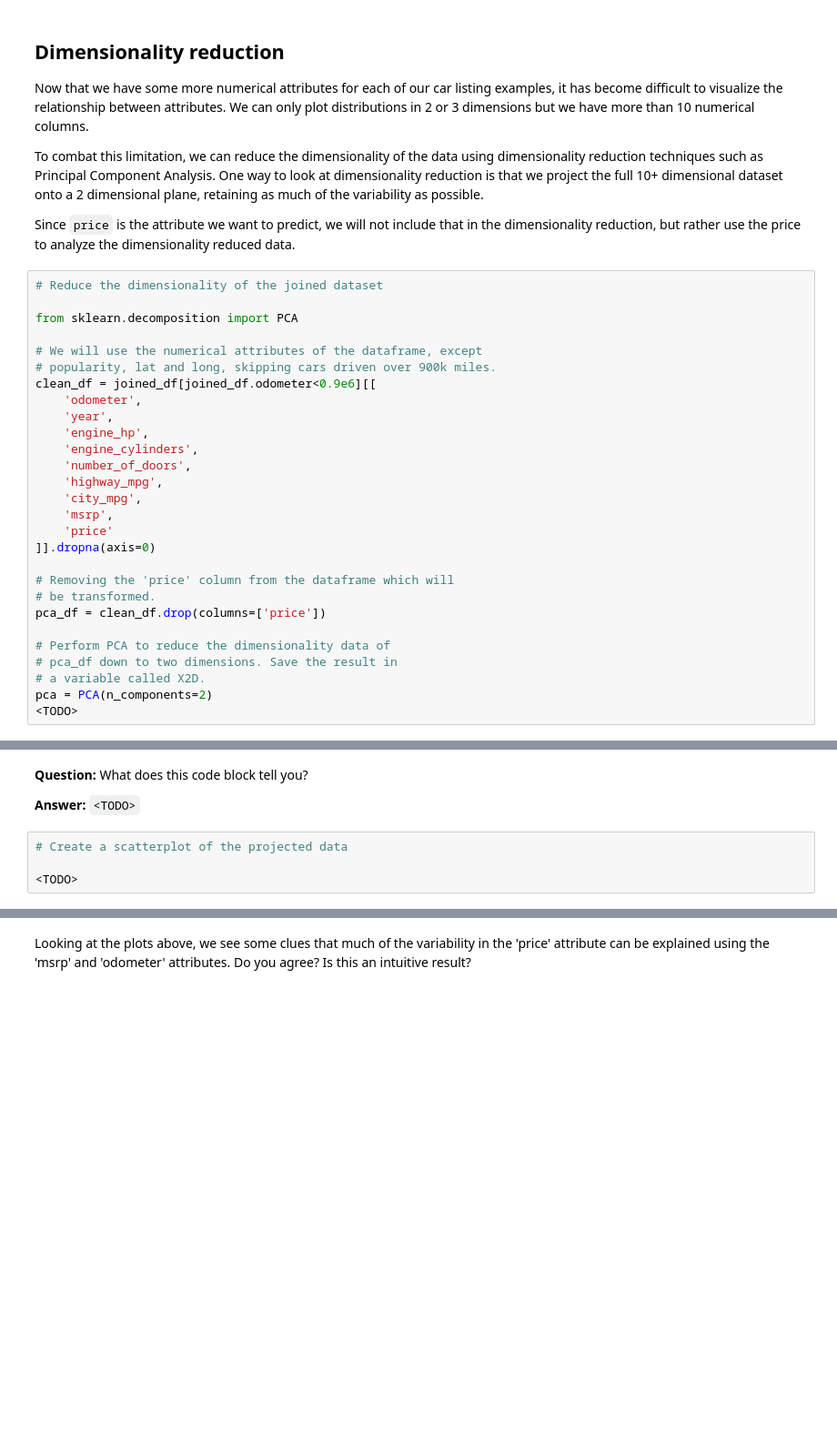
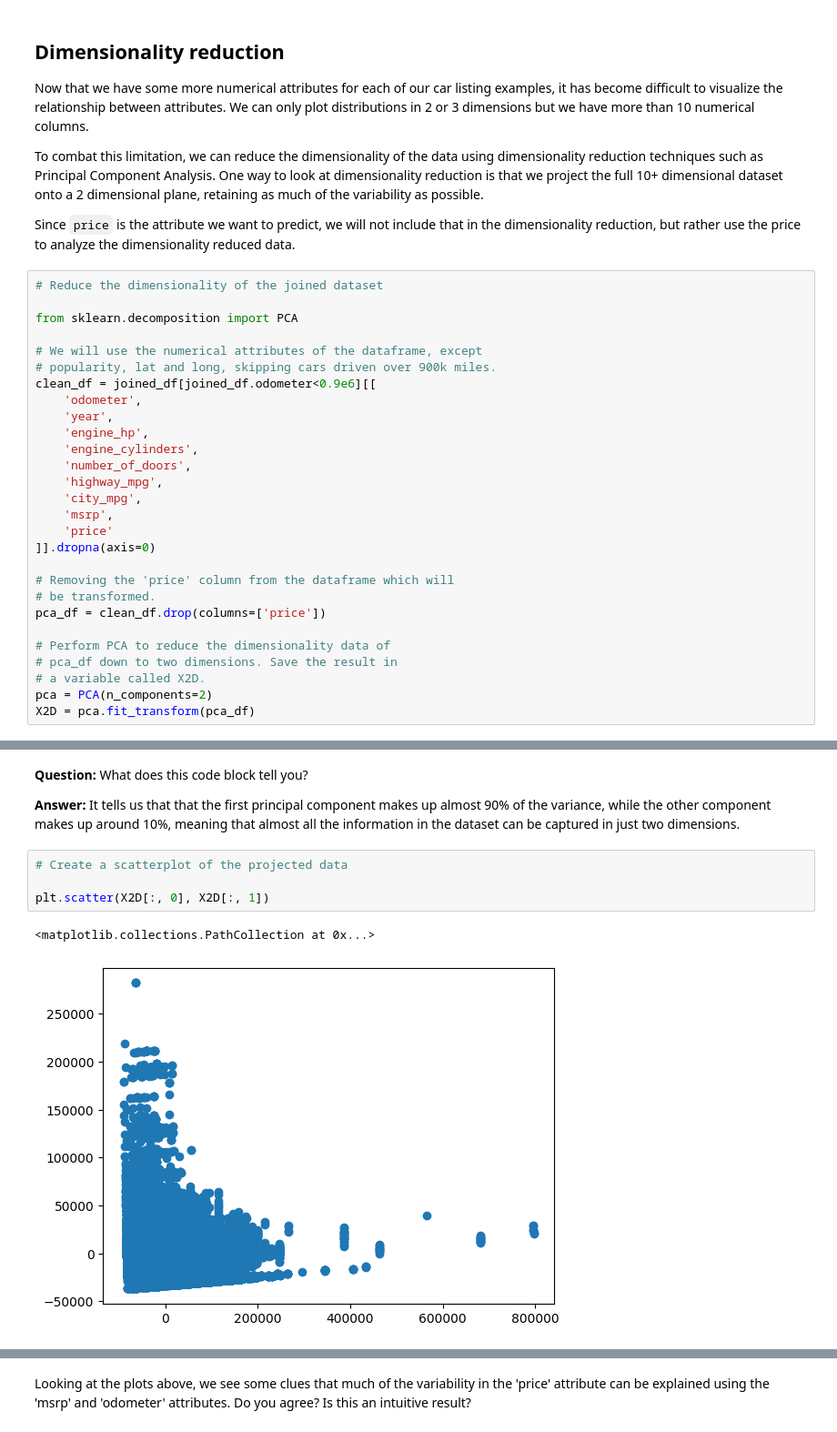
Before and after one commit to Grimur12/Data, a Jupyter notebook: Ass2/ads_ex2.ipynb, the cells around one changed output, grey strips where cells are left out. Shown at 91% size. Drawn from its saved outputs; the diff is of its cells as text; blank space fills up the shorter version.

```diff
--- a/Ass2/ads_ex2.ipynb
+++ b/Ass2/ads_ex2.ipynb
@@ -184,6 +279,6 @@ pca_df = clean_df.drop(columns=['price'])
 # pca_df down to two dimensions. Save the result in
 # a variable called X2D.
 pca = PCA(n_components=2)
-<TODO>
+X2D = pca.fit_transform(pca_df)
 # %%
 pca.explained_variance_ratio_
@@ -190,11 +287,14 @@ pca.explained_variance_ratio_
-# %% [markdown]
-**Question:** What does this code block tell you?
-
-**Answer:** `<TODO>`
+# %% [markdown]
+**Question:** What does this code block tell you?
+
+**Answer:** It tells us that that the first principal component makes up almost 90% of the variance, while the other component makes up around 10%, meaning that almost all the information in the dataset can be captured in just two dimensions.
 # %%
 # Create a scatterplot of the projected data
 
-<TODO>
+plt.scatter(X2D[:, 0], X2D[:, 1])
+# %% [output]
+<matplotlib.collections.PathCollection at 0x...>
+[figure, added]
 # %%
 # Create a new 15"x15" figure to hold a 3×3 grid of subplots
 plt.figure(figsize=(15, 15))
```
Also changed, not shown: parts of 24 cells of this notebook.
